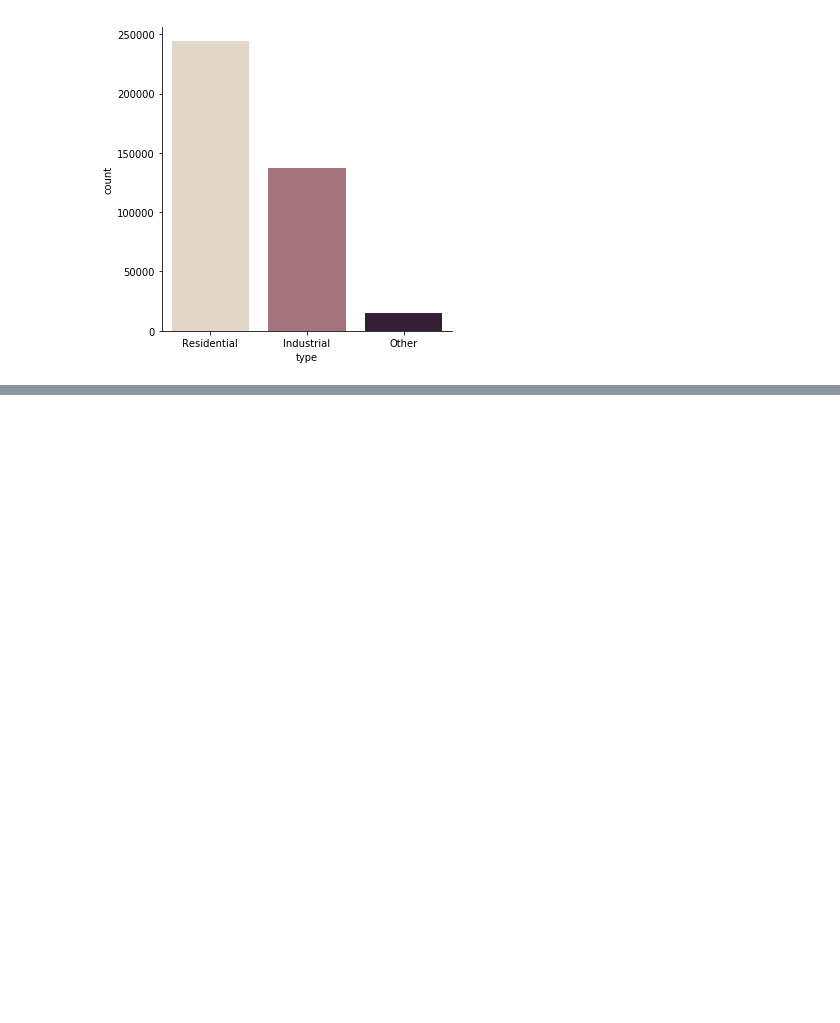
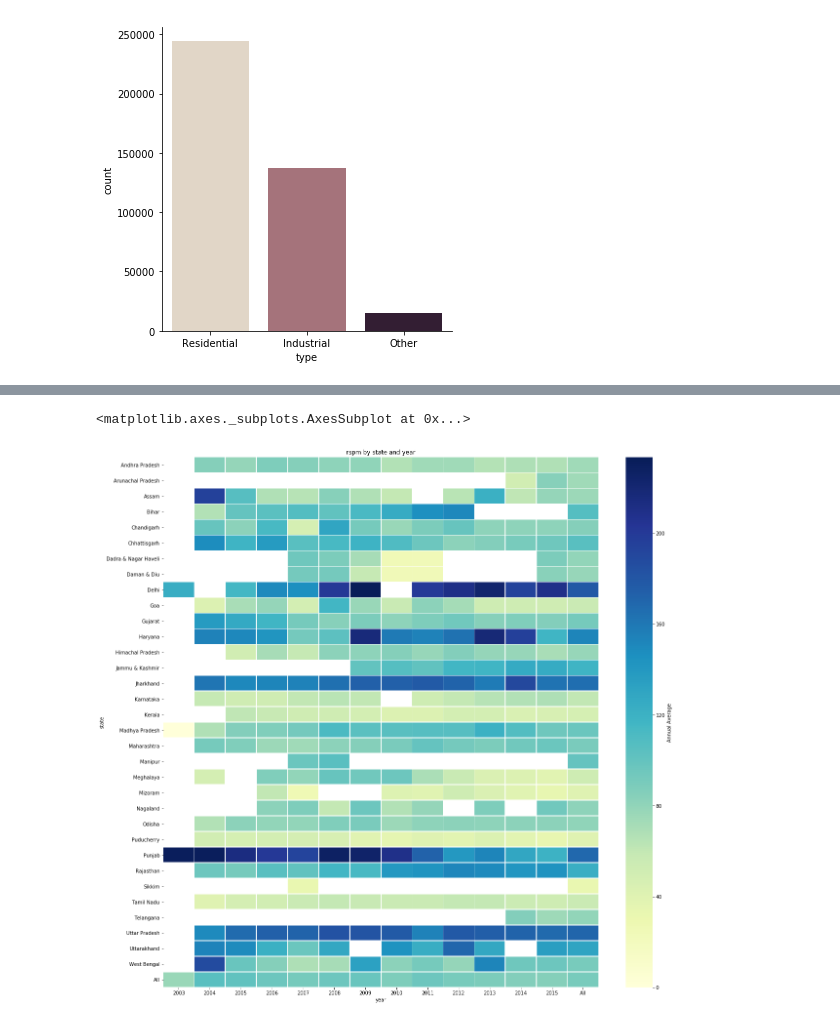
Before and after one commit to somya-anchalia/Data-Analytics-Projects, a Jupyter notebook: Air Pollution - India/air-pollution-analysis.ipynb, the cells around one changed output, grey strips where cells are left out. Saved outputs shown, nothing was run; the diff lists cells and outputs as text; code cells hidden in the pictures; blank space fills up the shorter version.

```diff
--- a/Air Pollution - India/air-pollution-analysis.ipynb
+++ b/Air Pollution - India/air-pollution-analysis.ipynb
@@ -149,0 +211,10 @@ sns.catplot(x = "type", kind = "count", palette = "ch: 0.25", data = df)
+# %%
+# heatmap of rspm
+f, ax = plt.subplots(figsize = (20,20))
+ax.set_title('{} by state and year'.format('rspm'))
+sns.heatmap(df.pivot_table('rspm', index ='state',
+                columns = ['year'], aggfunc = 'median', margins = True)
+                , cmap = "YlGnBu", linewidths = 0.5, ax = ax, cbar_kws = {'label': 'Annual Average'})
+# %% [output]
+<matplotlib.axes._subplots.AxesSubplot at 0x...>
+[figure, added]
```
Also changed, not shown: parts of 6 cells of this notebook.
